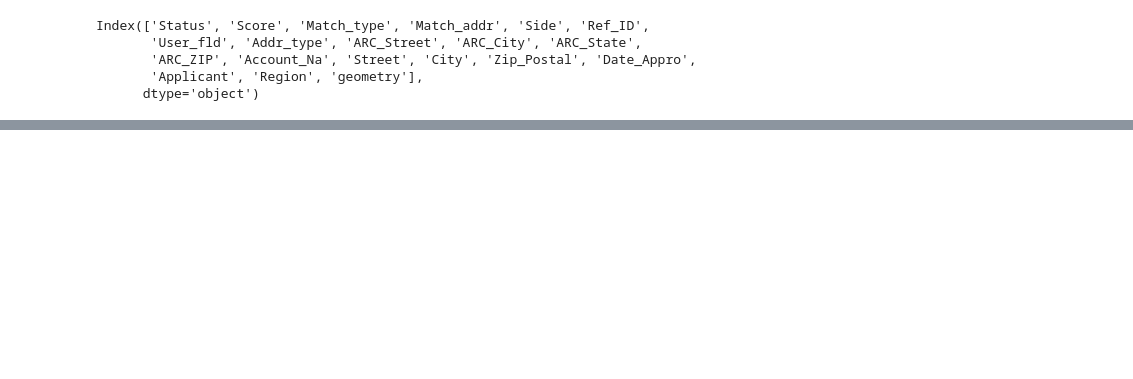
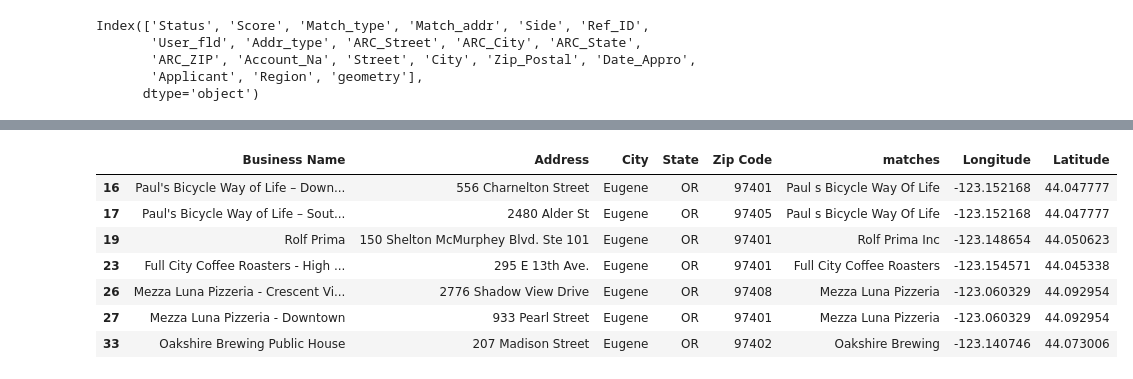
Before and after one commit to dongmeic/BikeCounting, a Jupyter notebook: BikeMap/Bike_Friendly_Businesses.ipynb, the cells around one changed output, grey strips where cells are left out. Drawn from its saved outputs; the diff is of its cells as text; code cells hidden in the pictures; blank space fills up the shorter version.

```diff
--- a/BikeMap/Bike_Friendly_Businesses.ipynb
+++ b/BikeMap/Bike_Friendly_Businesses.ipynb
@@ -25,0 +209,3 @@ Index(['Status', 'Score', 'Match_type', 'Match_addr', 'Side', 'Ref_ID',
+# %%
+# examine the table matches.csv and review the matches; the table is updated with the edits on the business names
+df3 = pd.read_csv("matches1.csv")
@@ -25,0 +216,9 @@ Index(['Status', 'Score', 'Match_type', 'Match_addr', 'Side', 'Ref_ID',
+# %%
+d = []
+for bizname in df3['Business Name'].values:
+    match = df3.loc[df3['Business Name']==bizname, 'matches'].values[0]
+    df3.loc[df3['Business Name']==bizname, 'Longitude'] = business.loc[business['biz_business_name']==match, 'biz_longitude'].values[0]
+    df3.loc[df3['Business Name']==bizname, 'Latitude'] = business.loc[business['biz_business_name']==match, 'biz_latitude'].values[0]
+    test_df = business[business['biz_business_name']==match]
+    if test_df.shape[0] > 1:
+        d.append(match)
@@ -25,0 +239,12 @@ Index(['Status', 'Score', 'Match_type', 'Match_addr', 'Side', 'Ref_ID',
+# %%
+# review the table on the duplicated names
+df3[df3.matches.isin(d)]
+# %% [output]
+|  | Business Name | Address | City | State | Zip Code | matches | Longitude | Latitude |
+| 16 | Paul's Bicycle Way of Life – Down... | 556 Charnelton Street | Eugene | OR | 97401 | Paul s Bicycle Way Of Life | -123.152168 | 44.047777 |
+| 17 | Paul's Bicycle Way of Life – Sout... | 2480 Alder St | Eugene | OR | 97405 | Paul s Bicycle Way Of Life | -123.152168 | 44.047777 |
+| 19 | Rolf Prima | 150 Shelton McMurphey Blvd. Ste 101 | Eugene | OR | 97401 | Rolf Prima Inc | -123.148654 | 44.050623 |
+| 23 | Full City Coffee Roasters - High ... | 295 E 13th Ave. | Eugene | OR | 97401 | Full City Coffee Roasters | -123.154571 | 44.045338 |
+| 26 | Mezza Luna Pizzeria - Crescent Vi... | 2776 Shadow View Drive | Eugene | OR | 97408 | Mezza Luna Pizzeria | -123.060329 | 44.092954 |
+| 27 | Mezza Luna Pizzeria - Downtown | 933 Pearl Street | Eugene | OR | 97401 | Mezza Luna Pizzeria | -123.060329 | 44.092954 |
+| 33 | Oakshire Brewing Public House | 207 Madison Street | Eugene | OR | 97402 | Oakshire Brewing | -123.140746 | 44.073006 |
```
Also changed, not shown: parts of 45 cells of this notebook, 6 other files.
